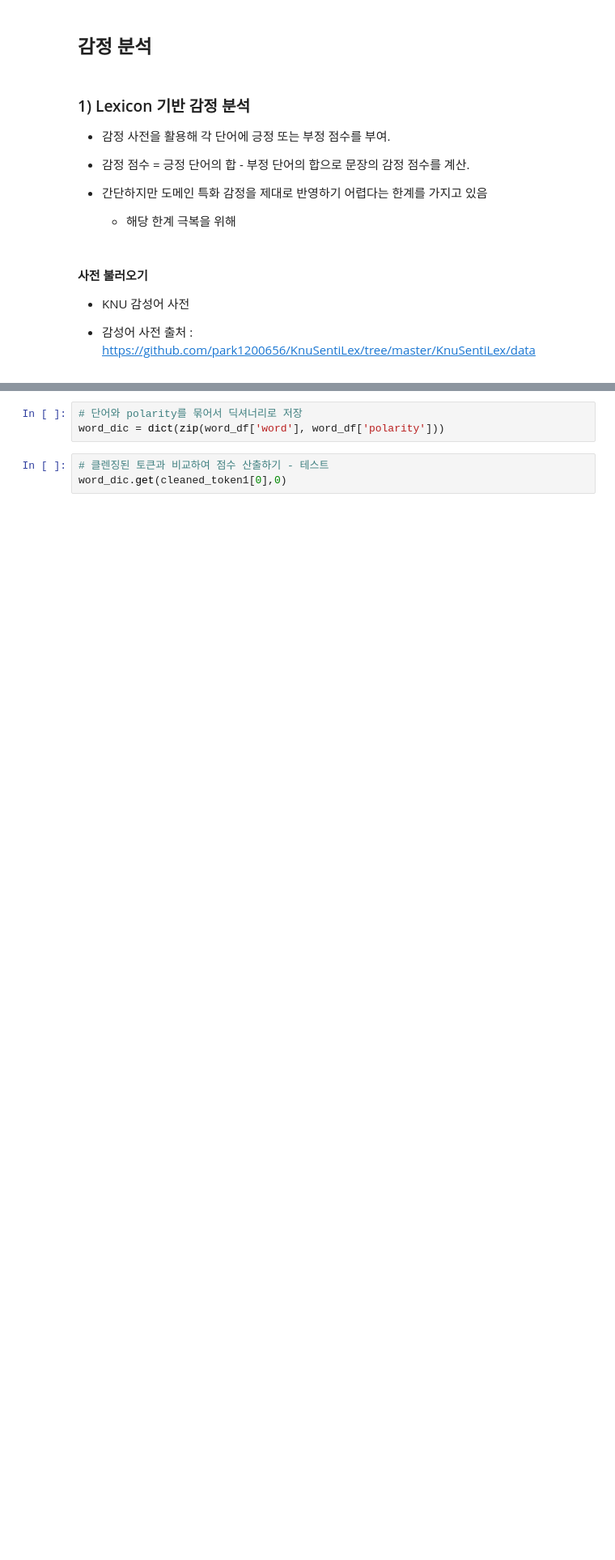
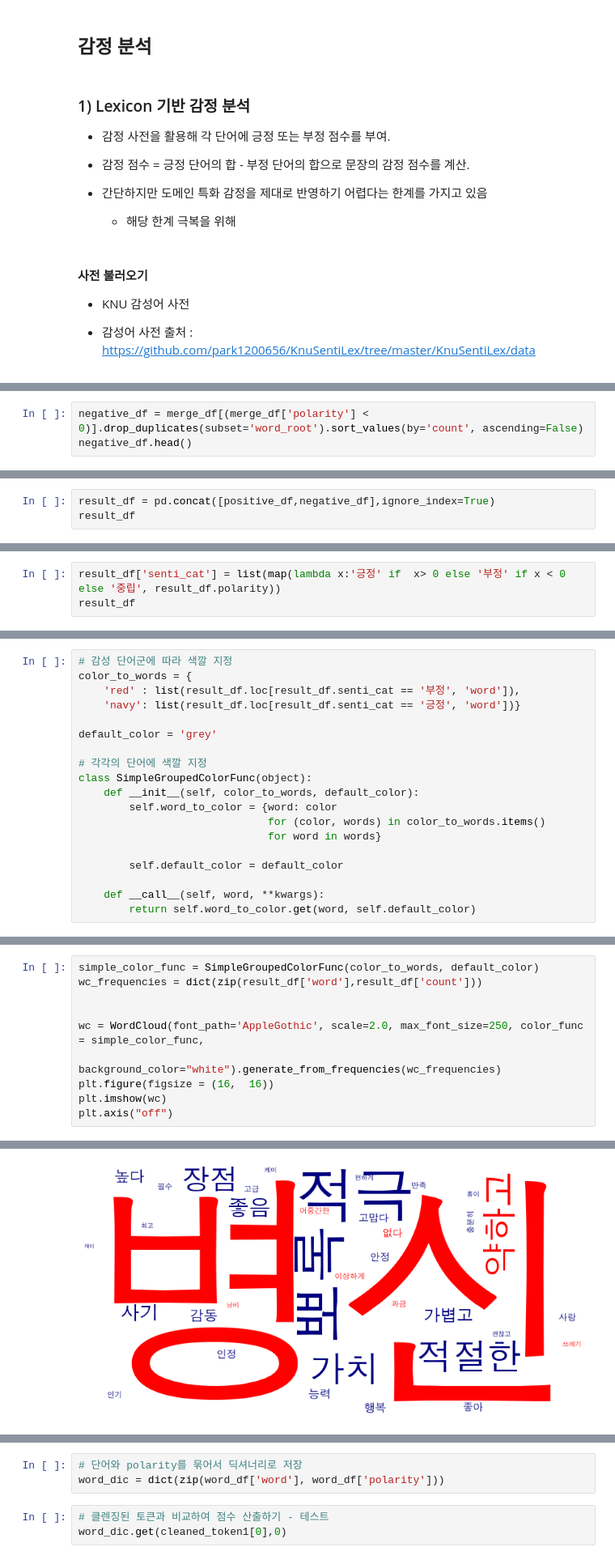
Before and after one commit to harrym8n/Proj_FConline, a Jupyter notebook: scrapping.ipynb, the cells around one changed output, grey strips where cells are left out. Shown: that part at 81% size. Saved outputs shown, nothing was run; the diff lists cells and outputs as text; blank space fills up the shorter version.

Commit message:
Add codes for calculating polarity value and WordCloud visualization

```diff
--- a/scrapping.ipynb
+++ b/scrapping.ipynb
@@ -424,0 +502,3 @@ word_dic
+# %%
+negative_df = merge_df[(merge_df['polarity'] < 0)].drop_duplicates(subset='word_root').sort_values(by='count', ascending=False)
+negative_df.head()
@@ -424,0 +514,3 @@ word_dic
+# %%
+result_df = pd.concat([positive_df,negative_df],ignore_index=True)
+result_df
@@ -424,0 +537,3 @@ word_dic
+# %%
+result_df['senti_cat'] = list(map(lambda x:'긍정' if  x> 0 else '부정' if x < 0 else '중립', result_df.polarity))
+result_df
@@ -424,0 +560,19 @@ word_dic
+# %%
+# 감성 단어군에 따라 색깔 지정
+color_to_words = {
+    'red' : list(result_df.loc[result_df.senti_cat == '부정', 'word']),
+    'navy': list(result_df.loc[result_df.senti_cat == '긍정', 'word'])}
+
+default_color = 'grey'
+
+# 각각의 단어에 색깔 지정
+class SimpleGroupedColorFunc(object):
+    def __init__(self, color_to_words, default_color):
+        self.word_to_color = {word: color
+                              for (color, words) in color_to_words.items()
+                              for word in words}
+
+        self.default_color = default_color
+
+    def __call__(self, word, **kwargs):
+        return self.word_to_color.get(word, self.default_color)
@@ -424,0 +581,11 @@ word_dic
+# %%
+simple_color_func = SimpleGroupedColorFunc(color_to_words, default_color)
+wc_frequencies = dict(zip(result_df['word'],result_df['count']))
+
+
+wc = WordCloud(font_path='AppleGothic', scale=2.0, max_font_size=250, color_func = simple_color_func,
+               background_color="white").generate_from_frequencies(wc_frequencies)
+plt.figure(figsize = (16,  16))
+plt.imshow(wc)
+plt.axis("off")
+# %% [output]
@@ -424,0 +593 @@ word_dic
+[figure, added]
```
Also changed, not shown: parts of 27 cells of this notebook.
